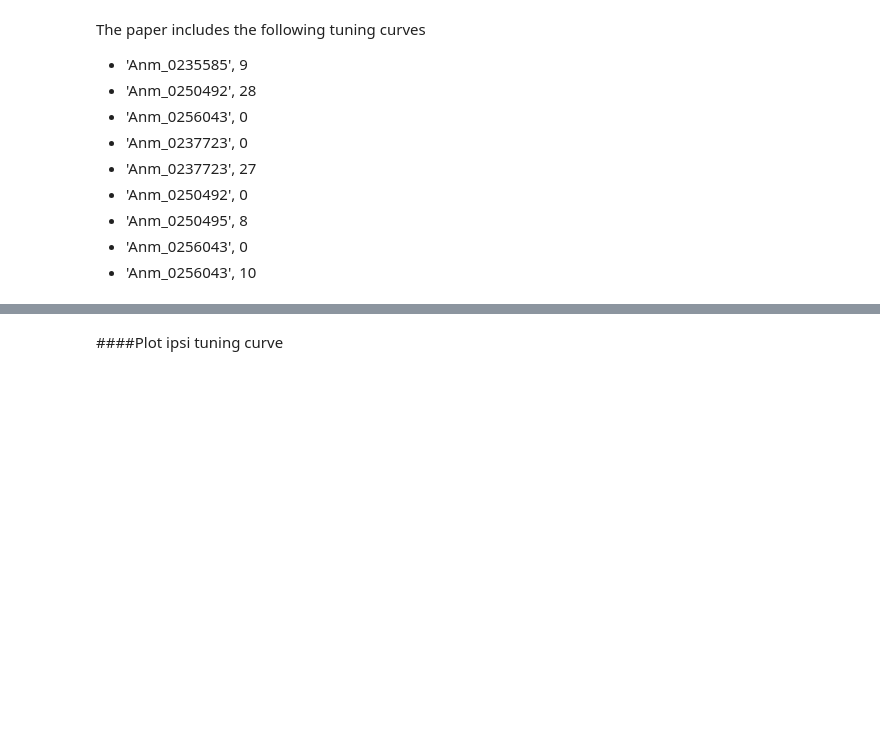
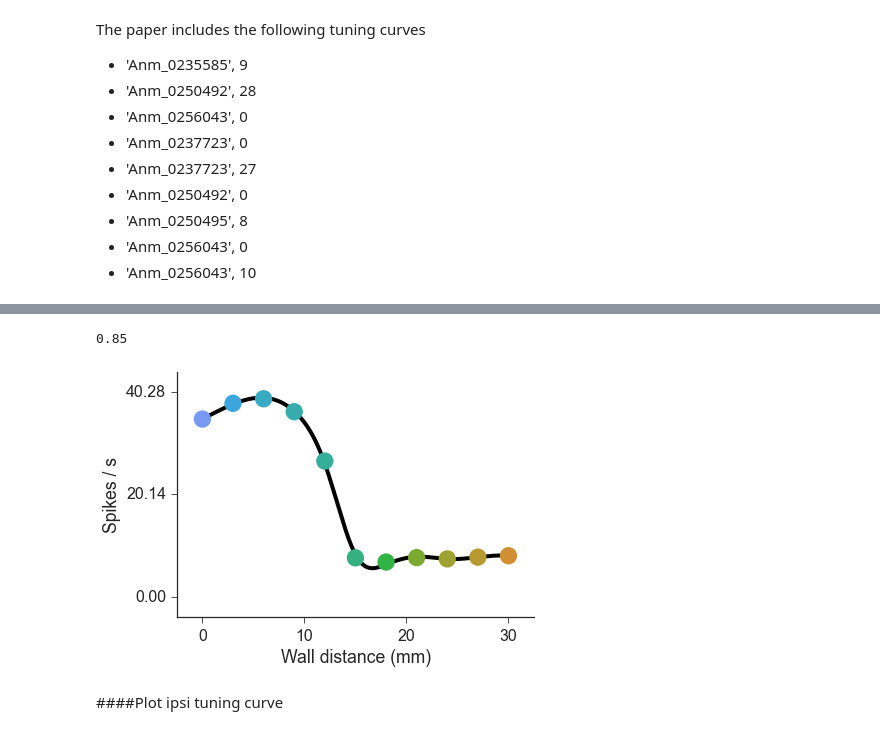
Before and after one commit to sofroniewn/tactile-coding, a Jupyter notebook: ephysTable.ipynb, the cells around one changed output, grey strips where cells are left out. Saved outputs shown, nothing was run; the diff lists cells and outputs as text; code cells hidden in the pictures; blank space fills up the shorter version.

```diff
--- a/ephysTable.ipynb
+++ b/ephysTable.ipynb
@@ -333,6 +356,7 @@ plt.xticks(np.linspace(0,1.4,3));
 # %% [markdown]
 ## Extract units for tuning analysis
 # %%
+tableFS = table[table.units.cellType == 'FastSpiker']
 table = table[table.units.cellType == 'RegularSpiker']
 print len(table)
 # %% [output]
@@ -368,3 +398,16 @@ plt.savefig(os.path.join(path,'figuresEphys','Tuning%s_%s.eps' % (a, u)))
+# %%
+a = 'Anm_0237723'
+u = 4
+x = tableFS.tuning.columns.values
+y = tableFS.tuning.loc[a,u].values
+err = tableFS.tuningErr.loc[a,u].values
+rng = tuning(x, y, err, smooth=smooth, ylabel='Spikes / s');
+print '%.2f' % tableFS.tuningSummary.Modulation.loc[a,u]
+#plt.yticks([0, 20, 40])
+#plt.savefig(os.path.join(path,'figuresEphys','FSTuning%s_%s.eps' % (a, u)))
+# %% [output]
+0.85
+[figure, added]
 # %% [markdown]
 ####Plot ipsi tuning curve
 # %% [markdown]
```
Also changed, not shown: parts of 26 cells of this notebook, 4 other files.
